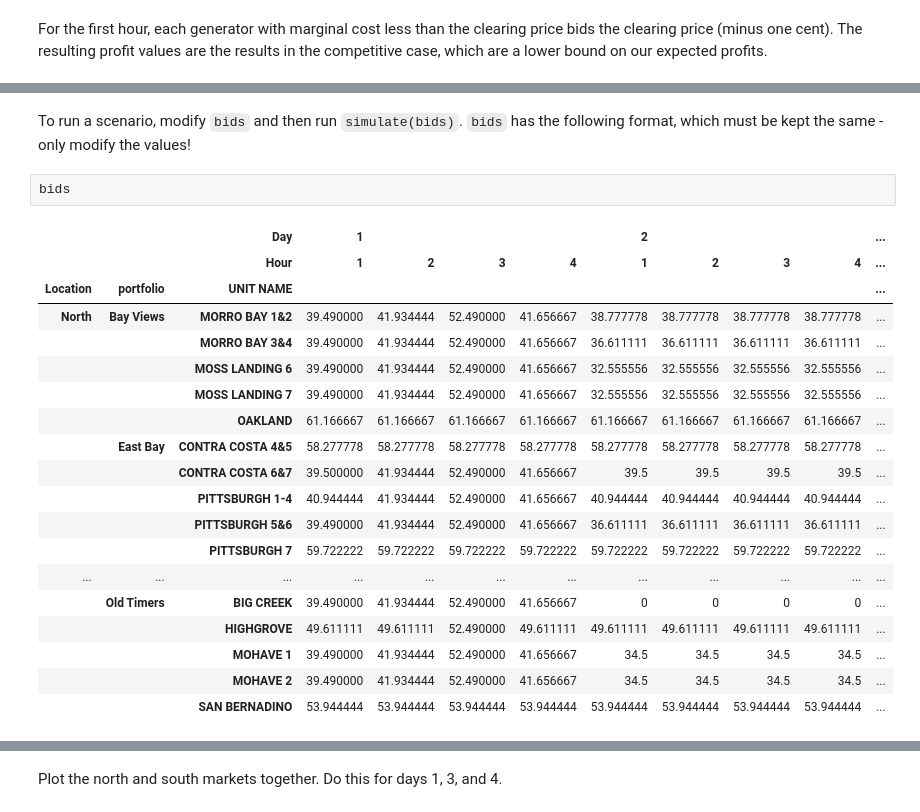
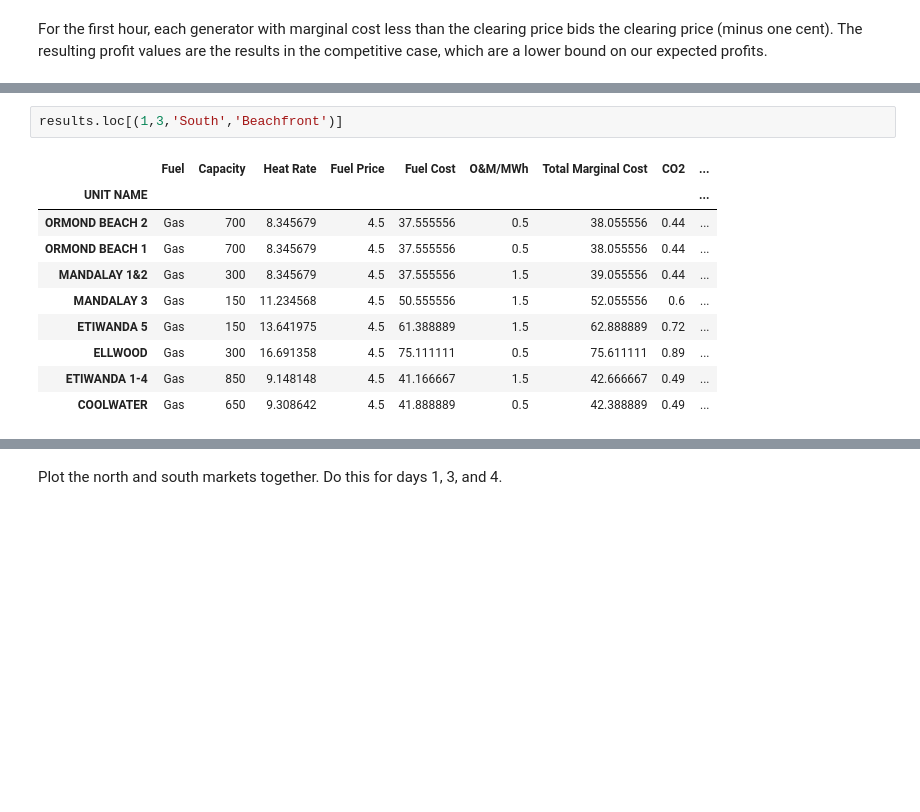
Before and after one commit to eli-brock/esg_simulator, a Jupyter notebook: esg_simulator.ipynb, the cells around one changed output, grey strips where cells are left out. Drawn from its saved outputs; the diff is of its cells as text; blank space fills up the shorter version.

```diff
--- a/esg_simulator.ipynb
+++ b/esg_simulator.ipynb
@@ -147,24 +151,13 @@ Name: Profit, dtype: object
-# %% [markdown]
-To run a scenario, modify ``bids`` and then run ``simulate(bids)``. ``bids`` has the following format, which must be kept the same - only modify the values!
-# %%
-bids
-# %% [output]
-|  |  | Day | 1 |  |  |  | 2 |  |  |  | ... |
-|  |  | Hour | 1 | 2 | 3 | 4 | 1 | 2 | 3 | 4 | ... |
-| Location | portfolio | UNIT NAME |  |  |  |  |  |  |  |  | ... |
-| North | Bay Views | MORRO BAY 1&2 | 39.490000 | 41.934444 | 52.490000 | 41.656667 | 38.777778 | 38.777778 | 38.777778 | 38.777778 | ... |
-|  |  | MORRO BAY 3&4 | 39.490000 | 41.934444 | 52.490000 | 41.656667 | 36.611111 | 36.611111 | 36.611111 | 36.611111 | ... |
-|  |  | MOSS LANDING 6 | 39.490000 | 41.934444 | 52.490000 | 41.656667 | 32.555556 | 32.555556 | 32.555556 | 32.555556 | ... |
-|  |  | MOSS LANDING 7 | 39.490000 | 41.934444 | 52.490000 | 41.656667 | 32.555556 | 32.555556 | 32.555556 | 32.555556 | ... |
-|  |  | OAKLAND | 61.166667 | 61.166667 | 61.166667 | 61.166667 | 61.166667 | 61.166667 | 61.166667 | 61.166667 | ... |
-|  | East Bay | CONTRA COSTA 4&5 | 58.277778 | 58.277778 | 58.277778 | 58.277778 | 58.277778 | 58.277778 | 58.277778 | 58.277778 | ... |
-|  |  | CONTRA COSTA 6&7 | 39.500000 | 41.934444 | 52.490000 | 41.656667 | 39.5 | 39.5 | 39.5 | 39.5 | ... |
-|  |  | PITTSBURGH 1-4 | 40.944444 | 41.934444 | 52.490000 | 41.656667 | 40.944444 | 40.944444 | 40.944444 | 40.944444 | ... |
-|  |  | PITTSBURGH 5&6 | 39.490000 | 41.934444 | 52.490000 | 41.656667 | 36.611111 | 36.611111 | 36.611111 | 36.611111 | ... |
-|  |  | PITTSBURGH 7 | 59.722222 | 59.722222 | 59.722222 | 59.722222 | 59.722222 | 59.722222 | 59.722222 | 59.722222 | ... |
-| ... | ... | ... | ... | ... | ... | ... | ... | ... | ... | ... | ... |
-|  | Old Timers | BIG CREEK | 39.490000 | 41.934444 | 52.490000 | 41.656667 | 0 | 0 | 0 | 0 | ... |
-|  |  | HIGHGROVE | 49.611111 | 49.611111 | 52.490000 | 49.611111 | 49.611111 | 49.611111 | 49.611111 | 49.611111 | ... |
-|  |  | MOHAVE 1 | 39.490000 | 41.934444 | 52.490000 | 41.656667 | 34.5 | 34.5 | 34.5 | 34.5 | ... |
-|  |  | MOHAVE 2 | 39.490000 | 41.934444 | 52.490000 | 41.656667 | 34.5 | 34.5 | 34.5 | 34.5 | ... |
-|  |  | SAN BERNADINO | 53.944444 | 53.944444 | 53.944444 | 53.944444 | 53.944444 | 53.944444 | 53.944444 | 53.944444 | ... |
+# %%
+results.loc[(1,3,'South','Beachfront')]
+# %% [output]
+|  | Fuel | Capacity | Heat Rate | Fuel Price | Fuel Cost | O&M/MWh | Total Marginal Cost | CO2 | ... |
+| UNIT NAME |  |  |  |  |  |  |  |  | ... |
+| ORMOND BEACH 2 | Gas | 700 | 8.345679 | 4.5 | 37.555556 | 0.5 | 38.055556 | 0.44 | ... |
+| ORMOND BEACH 1 | Gas | 700 | 8.345679 | 4.5 | 37.555556 | 0.5 | 38.055556 | 0.44 | ... |
+| MANDALAY 1&2 | Gas | 300 | 8.345679 | 4.5 | 37.555556 | 1.5 | 39.055556 | 0.44 | ... |
+| MANDALAY 3 | Gas | 150 | 11.234568 | 4.5 | 50.555556 | 1.5 | 52.055556 | 0.6 | ... |
+| ETIWANDA 5 | Gas | 150 | 13.641975 | 4.5 | 61.388889 | 1.5 | 62.888889 | 0.72 | ... |
+| ELLWOOD | Gas | 300 | 16.691358 | 4.5 | 75.111111 | 0.5 | 75.611111 | 0.89 | ... |
+| ETIWANDA 1-4 | Gas | 850 | 9.148148 | 4.5 | 41.166667 | 1.5 | 42.666667 | 0.49 | ... |
+| COOLWATER | Gas | 650 | 9.308642 | 4.5 | 41.888889 | 0.5 | 42.388889 | 0.49 | ... |
```
Also changed, not shown: parts of 10 cells of this notebook, 1 other file.
